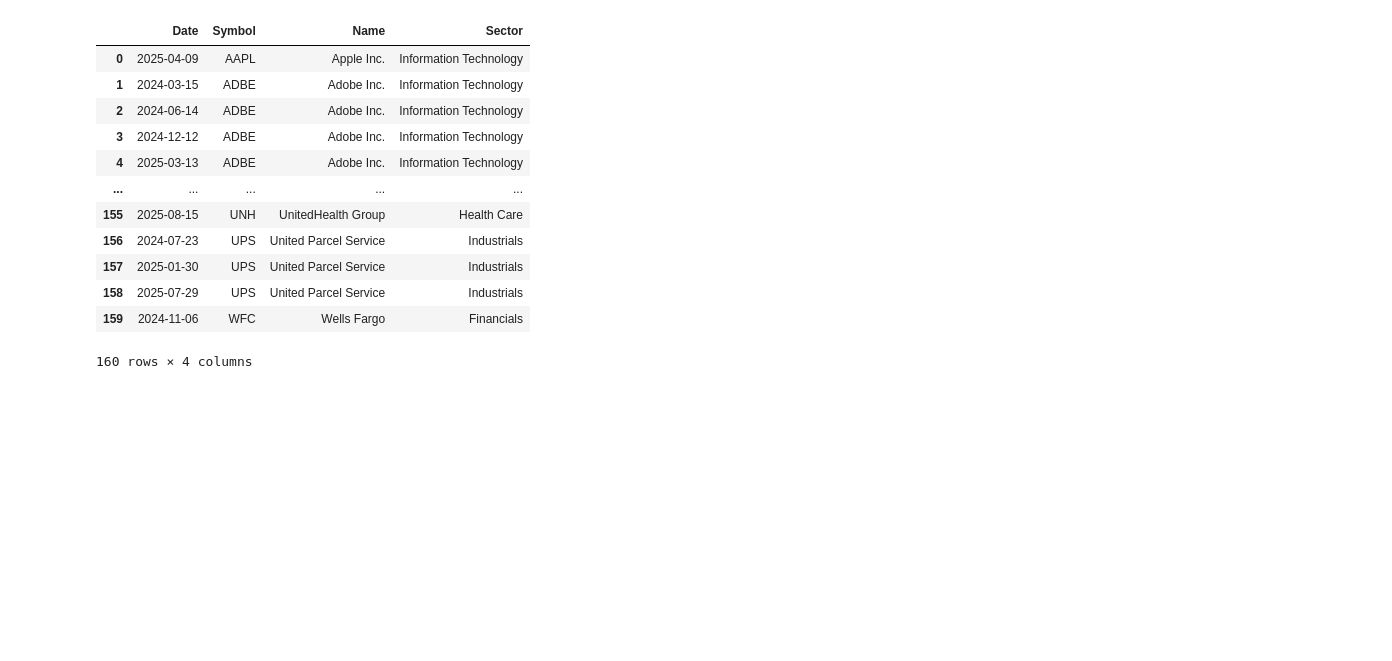
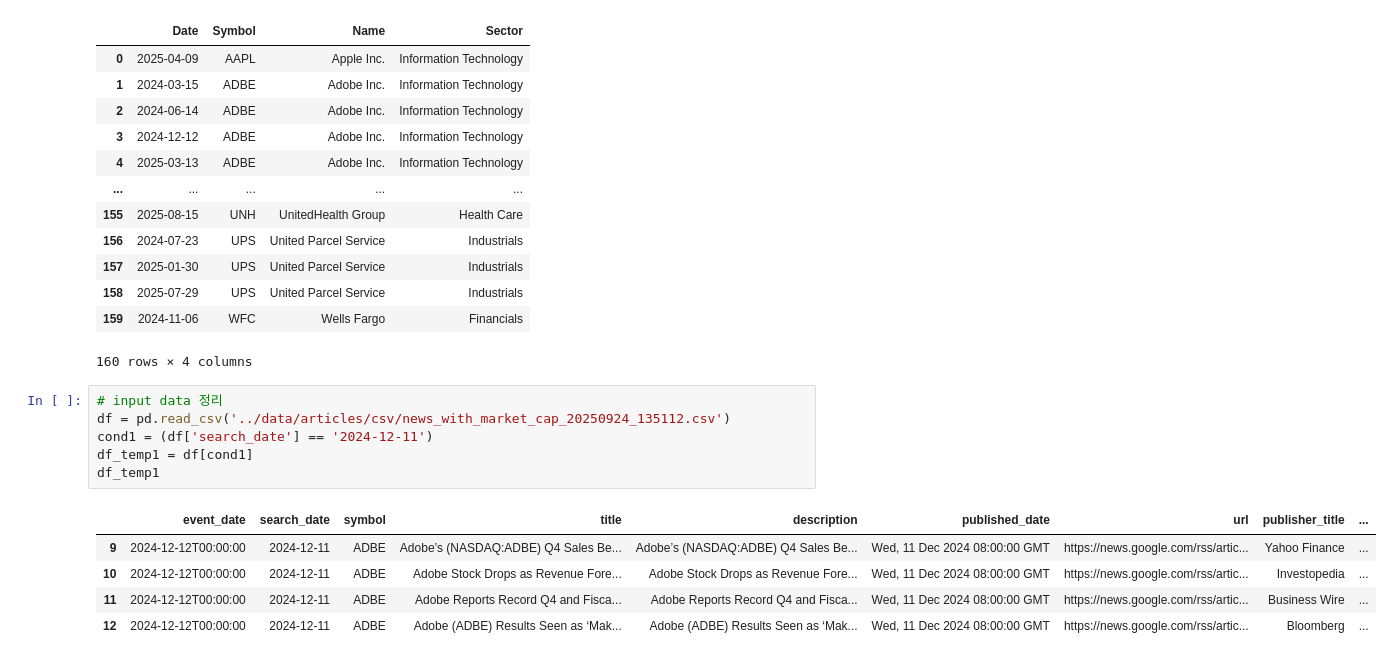
Before and after one commit to pupwchk/one-vs-a-hundred, a Jupyter notebook: yujin/A_data_related.ipynb, the cells around one changed output. Drawn from its saved outputs; the diff is of its cells as text; blank space fills up the shorter version.

```diff
--- a/yujin/01_data_related.ipynb
+++ b/yujin/A_data_related.ipynb
@@ -137,3 +137,15 @@ df_event
 | 158 | 2025-07-29 | UPS | United Parcel Service | Industrials |
 | 159 | 2024-11-06 | WFC | Wells Fargo | Financials |
 160 rows × 4 columns
+# %%
+# input data 정리
+df = pd.read_csv('../data/articles/csv/news_with_market_cap_20250924_135112.csv')
+cond1 = (df['search_date'] == '2024-12-11')
+df_temp1 = df[cond1]
+df_temp1
+# %% [output]
+|  | event_date | search_date | symbol | title | description | published_date | url | publisher_title | ... |
+| 9 | 2024-12-12T00:00:00 | 2024-12-11 | ADBE | Adobe’s (NASDAQ:ADBE) Q4 Sales Be... | Adobe’s (NASDAQ:ADBE) Q4 Sales Be... | Wed, 11 Dec 2024 08:00:00 GMT | https://news.google.com/rss/artic... | Yahoo Finance | ... |
+| 10 | 2024-12-12T00:00:00 | 2024-12-11 | ADBE | Adobe Stock Drops as Revenue Fore... | Adobe Stock Drops as Revenue Fore... | Wed, 11 Dec 2024 08:00:00 GMT | https://news.google.com/rss/artic... | Investopedia | ... |
+| 11 | 2024-12-12T00:00:00 | 2024-12-11 | ADBE | Adobe Reports Record Q4 and Fisca... | Adobe Reports Record Q4 and Fisca... | Wed, 11 Dec 2024 08:00:00 GMT | https://news.google.com/rss/artic... | Business Wire | ... |
+| 12 | 2024-12-12T00:00:00 | 2024-12-11 | ADBE | Adobe (ADBE) Results Seen as ‘Mak... | Adobe (ADBE) Results Seen as ‘Mak... | Wed, 11 Dec 2024 08:00:00 GMT | https://news.google.com/rss/artic... | Bloomberg | ... |
```
Also changed, not shown: parts of 1 cell of this notebook, 8 other files.
